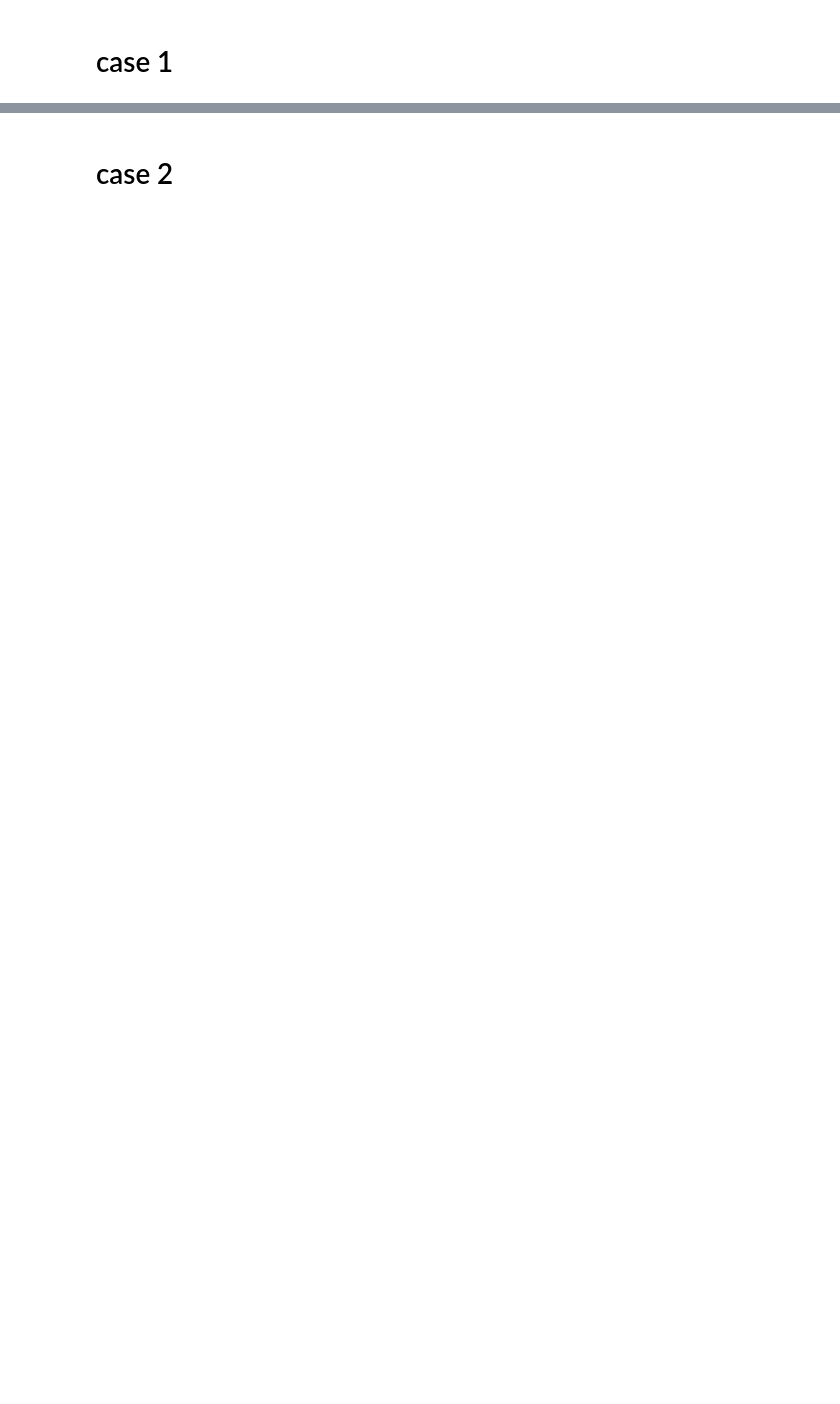
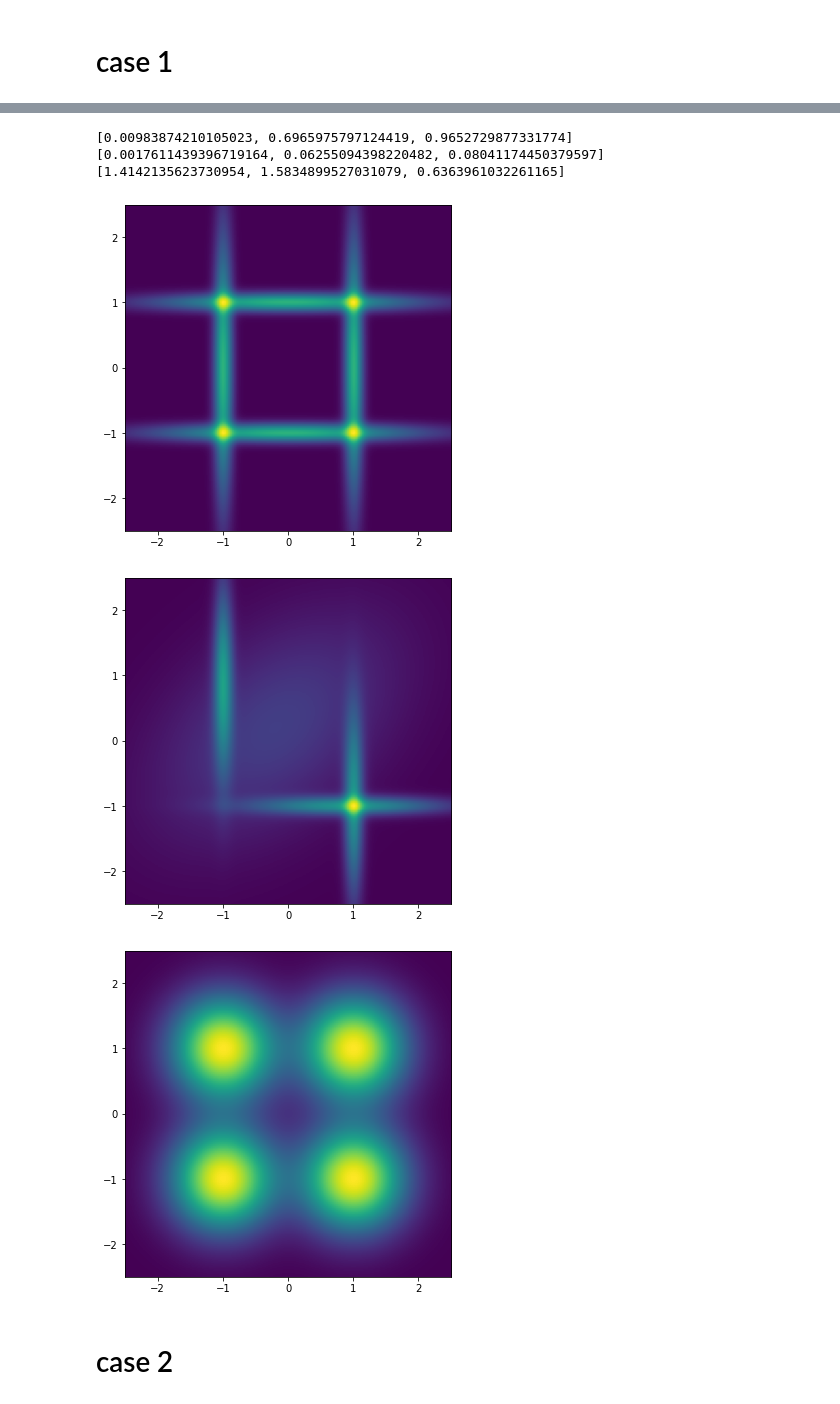
Before and after one commit to SarahQiong/CTDGMR, a Jupyter notebook: cost_function_and_hyperparameter.ipynb, the cells around one changed output, grey strips where cells are left out. Cells and saved outputs as stored; diff of their text form; code cells hidden in the pictures; blank space fills up the shorter version.

```diff
--- a/cost_function_and_hyperparameter.ipynb
+++ b/cost_function_and_hyperparameter.ipynb
@@ -61,34 +63,41 @@ KLs = []
 L2s = []
 WWs = []
 
 dists = ["KL", "WKL","W2"]
 reduced_mix = {}
 for dist in dists:
     obj = np.Inf
     final_rmix = None
     for init in ["Salmond", "Runnalls", "Williams", "W", "kmeans"]:
-        rmix = GMR_CTD(b_means, b_covs, b_weights, 4, n_pseudo=0, init_method=init,
+        rmix = GMR_CTD(b_means, b_covs, b_weights, 4, n_pseudo=1, init_method=init,
                            ground_distance=dist, reg=0.1, max_iter=1000, random_state=0)
         rmix.iterative()
         if rmix.obj < obj:
             final_rmix = rmix
             obj = rmix.obj
     r_means, r_covs, r_weights = final_rmix.reduced_means, final_rmix.reduced_covs, final_rmix.reduced_weights
     means = [b_means, r_means]
     covs = [b_covs, r_covs]
     weights = [b_weights, r_weights]
     L2s.append(GMM_L2(means, covs, weights))
     KLs.append(MC_KL(means, covs, weights))
     WWs.append(GMM_CWD(means, covs, weights, ground_distance="W1"))
 
     reduced_mix[dist] = final_rmix
     gmm_plot2d(final_rmix.reduced_means, final_rmix.reduced_covs, final_rmix.reduced_weights, BBox, log_scale=False, X=None)
 
 print(KLs)
 print(L2s)
 print(WWs)
 
 # for WKL, increase pseduo sample size help with the final result.
+# %% [output]
+[0.00983874210105023, 0.6965975797124419, 0.9652729877331774]
+[0.0017611439396719164, 0.06255094398220482, 0.08041174450379597]
+[1.4142135623730954, 1.5834899527031079, 0.6363961032261165]
+[figure, added]
+[figure, added]
+[figure, added]
 # %% [markdown]
 # case 2
 # %%
```
Also changed, not shown: parts of 7 cells of this notebook, 1 other file.
